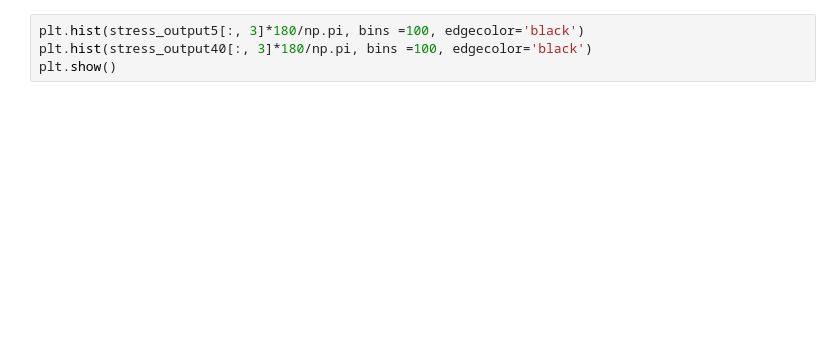
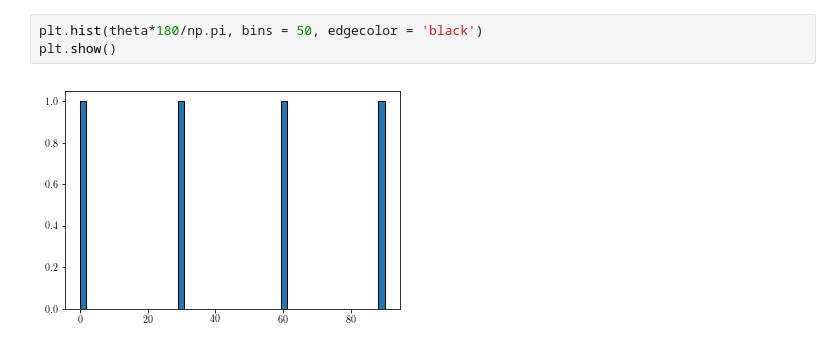
Before and after one commit to rwilcoxcline13/stress_inversion, a Jupyter notebook: stress_plots.ipynb, the cells around one changed output. Saved outputs shown, nothing was run; the diff lists cells and outputs as text; blank space fills up the shorter version.

```diff
--- a/stress_plots.ipynb
+++ b/stress_plots.ipynb
@@ -44,5 +148,6 @@ plt.show()
 # %%
-plt.hist(stress_output5[:, 3]*180/np.pi, bins =100, edgecolor='black')
-plt.hist(stress_output40[:, 3]*180/np.pi, bins =100, edgecolor='black')
+plt.hist(theta*180/np.pi, bins = 50, edgecolor = 'black')
 plt.show()
+# %% [output]
+[figure, added]
 # %%
```
Also changed, not shown: parts of 25 cells of this notebook.
